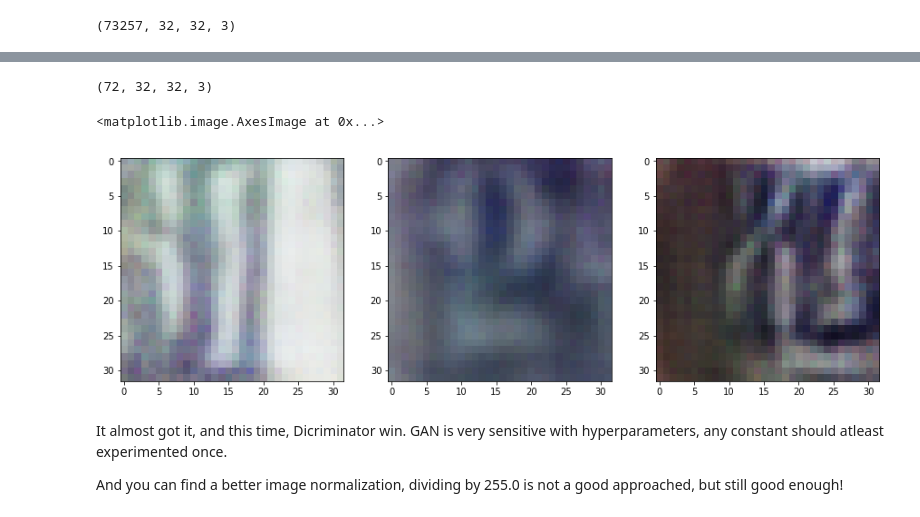
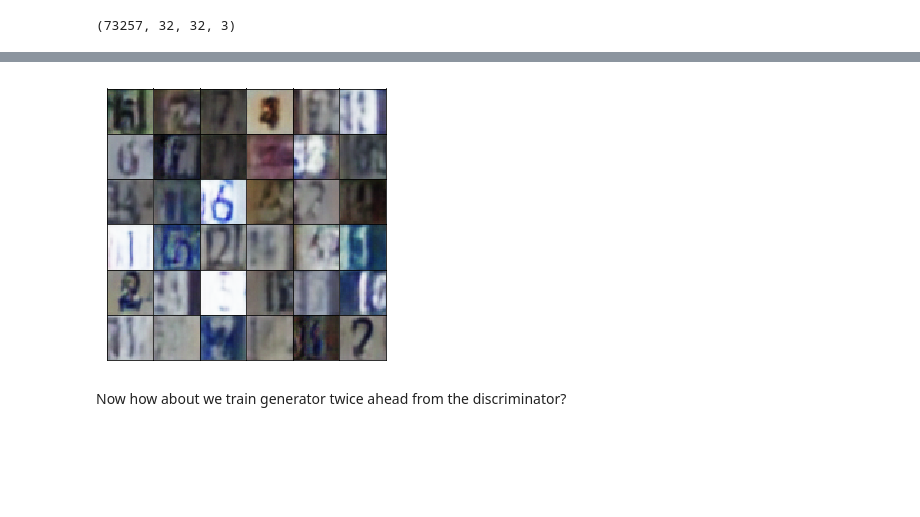
Before and after one commit to huseinzol05/Deep-Learning-Tensorflow, a Jupyter notebook: DCGAN/DCGAN.ipynb, the cells around one changed output, grey strips where cells are left out. Cells and saved outputs as stored; diff of their text form; code cells hidden in the pictures; blank space fills up the shorter version.

```diff
--- a/DCGAN/DCGAN.ipynb
+++ b/DCGAN/DCGAN.ipynb
@@ -225,20 +220,7 @@ plt.legend()
 # %%
 outputs = sess.run(model.g_out, feed_dict = {model.Z: sample_z})
-outputs.shape
+generate_sample(outputs)
 # %% [output]
-(72, 32, 32, 3)
+[figure, added]
-# %%
-fig = plt.figure(figsize = (15, 5))
-plt.subplot(1, 3, 1)
-plt.imshow(outputs[0, :, :, :])
-plt.subplot(1, 3, 2)
-plt.imshow(outputs[1, :, :, :])
-plt.subplot(1, 3, 3)
-plt.imshow(second_originate(outputs[2, :, :, :]))
-# %% [output]
-<matplotlib.image.AxesImage at 0x...>
-[figure, removed]
-# %% [markdown]
-It almost got it, and this time, Dicriminator win. GAN is very sensitive with hyperparameters, any constant should atleast experimented once.
-
-And you can find a better image normalization, dividing by 255.0 is not a good approached, but still good enough!
+# %% [markdown]
+Now how about we train generator twice ahead from the discriminator?
```
Also changed, not shown: parts of 12 cells of this notebook.
